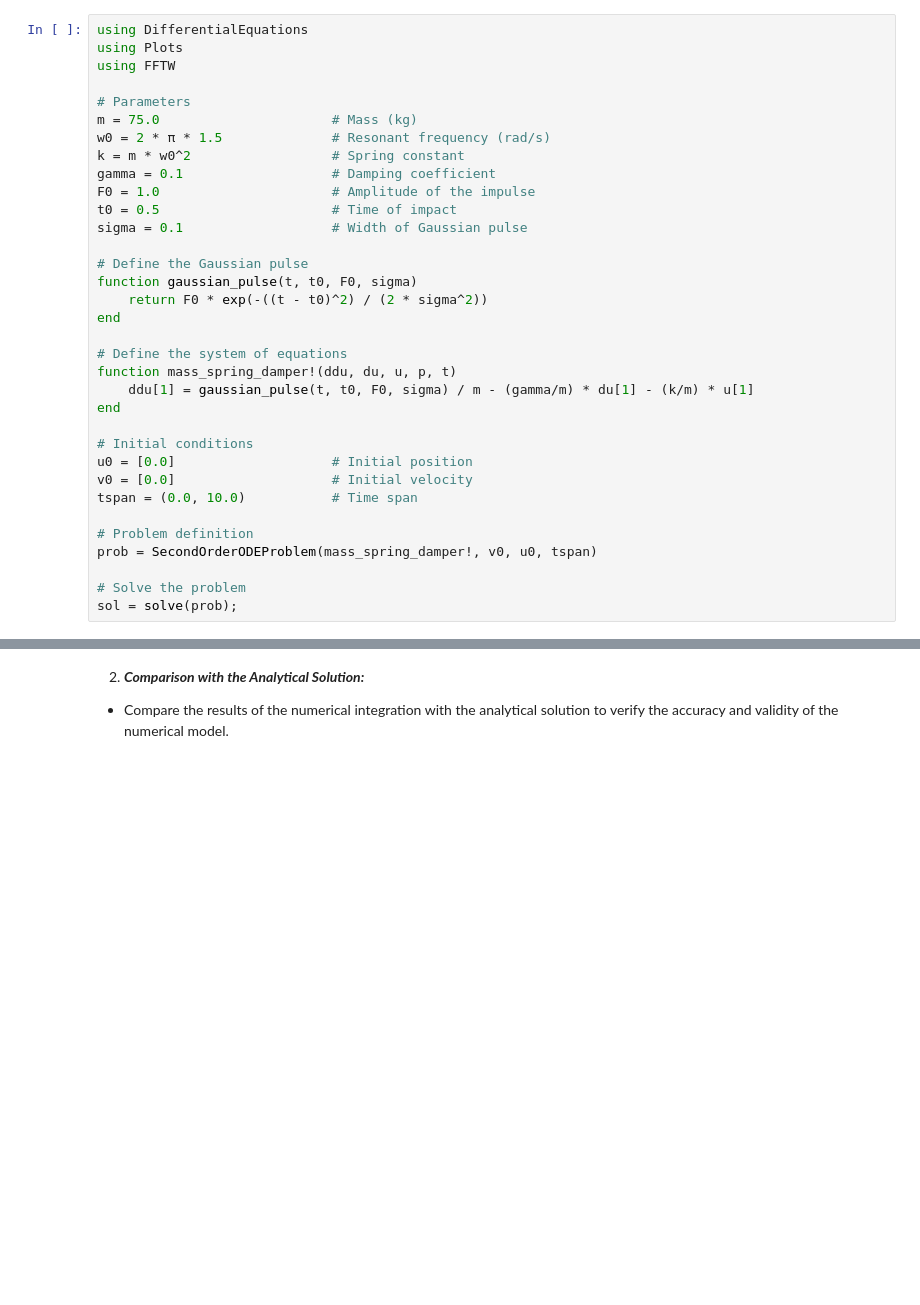
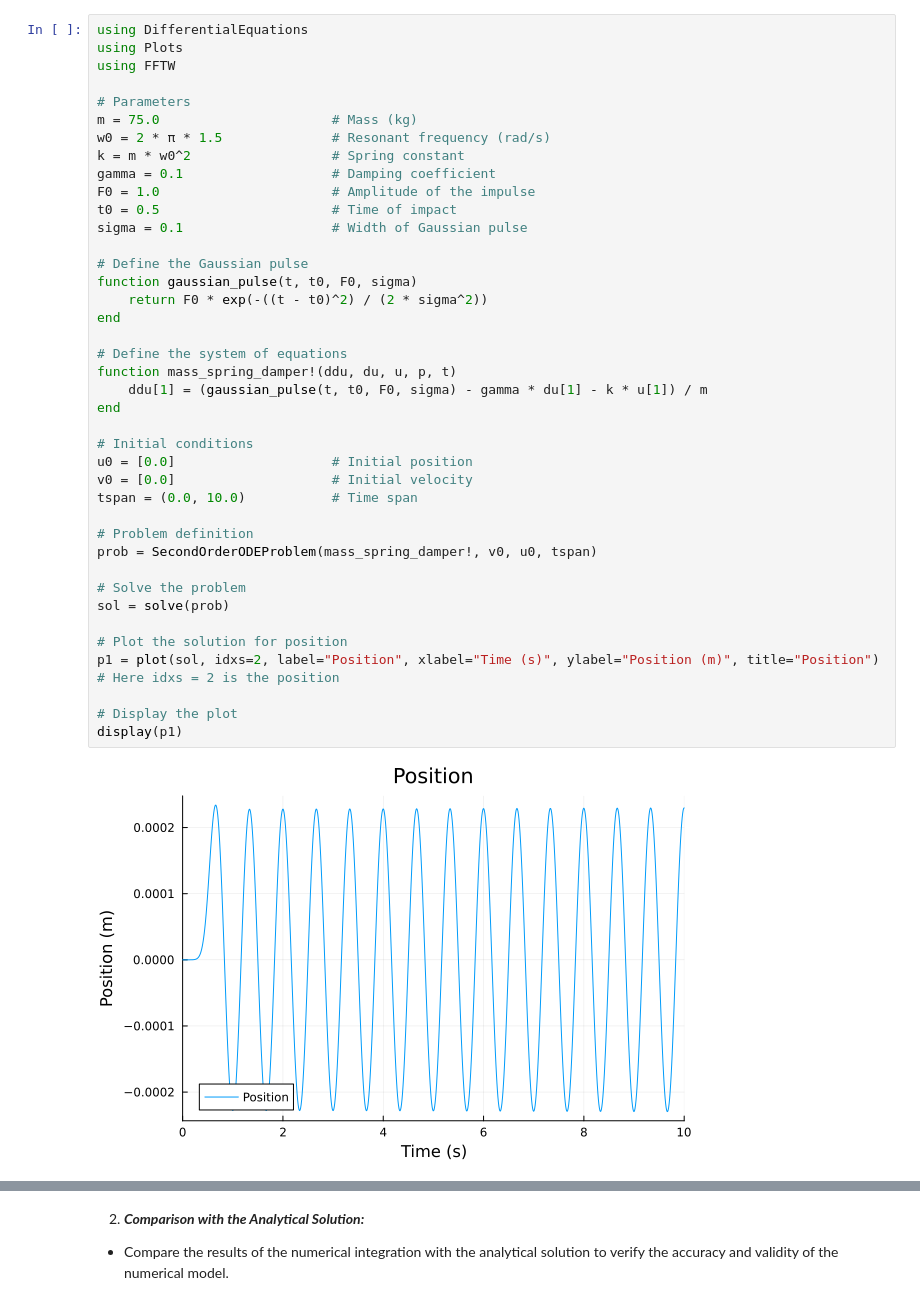
Before and after one commit to AnouchkaDESMETTRE/TU_Delft_Internship, a Jupyter notebook: Anouchka_TU_DELFT_Internship.ipynb, the cells around one changed output, grey strips where cells are left out. Drawn from its saved outputs; the diff is of its cells as text; blank space fills up the shorter version.

```diff
--- a/Anouchka_TU_DELFT_Internship.ipynb
+++ b/Anouchka_TU_DELFT_Internship.ipynb
@@ -284,32 +286,40 @@ using DifferentialEquations
 using Plots
 using FFTW
 
 # Parameters
 m = 75.0                      # Mass (kg)
 w0 = 2 * π * 1.5              # Resonant frequency (rad/s)
 k = m * w0^2                  # Spring constant
 gamma = 0.1                   # Damping coefficient
 F0 = 1.0                      # Amplitude of the impulse
 t0 = 0.5                      # Time of impact
 sigma = 0.1                   # Width of Gaussian pulse
 
 # Define the Gaussian pulse
 function gaussian_pulse(t, t0, F0, sigma)
     return F0 * exp(-((t - t0)^2) / (2 * sigma^2))
 end
 
 # Define the system of equations
 function mass_spring_damper!(ddu, du, u, p, t)
-    ddu[1] = gaussian_pulse(t, t0, F0, sigma) / m - (gamma/m) * du[1] - (k/m) * u[1]
+    ddu[1] = (gaussian_pulse(t, t0, F0, sigma) - gamma * du[1] - k * u[1]) / m
 end
 
 # Initial conditions
 u0 = [0.0]                    # Initial position
 v0 = [0.0]                    # Initial velocity
 tspan = (0.0, 10.0)           # Time span
 
 # Problem definition
 prob = SecondOrderODEProblem(mass_spring_damper!, v0, u0, tspan)
 
 # Solve the problem
-sol = solve(prob);
+sol = solve(prob)
+
+# Plot the solution for position
+p1 = plot(sol, idxs=2, label="Position", xlabel="Time (s)", ylabel="Position (m)", title="Position") # Here idxs = 2 is the position
+
+# Display the plot
+display(p1)
+# %% [output]
+[figure, added]
```
Also changed, not shown: parts of 13 cells of this notebook.
